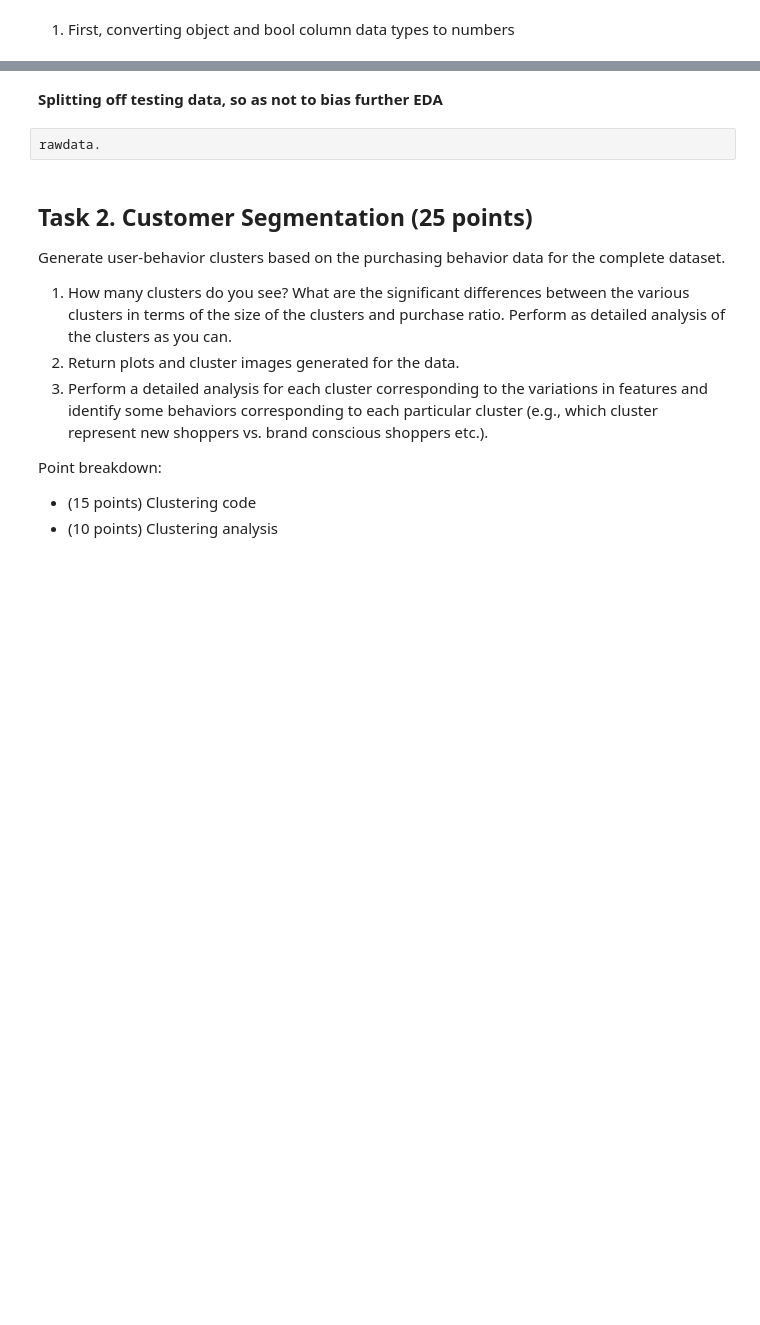
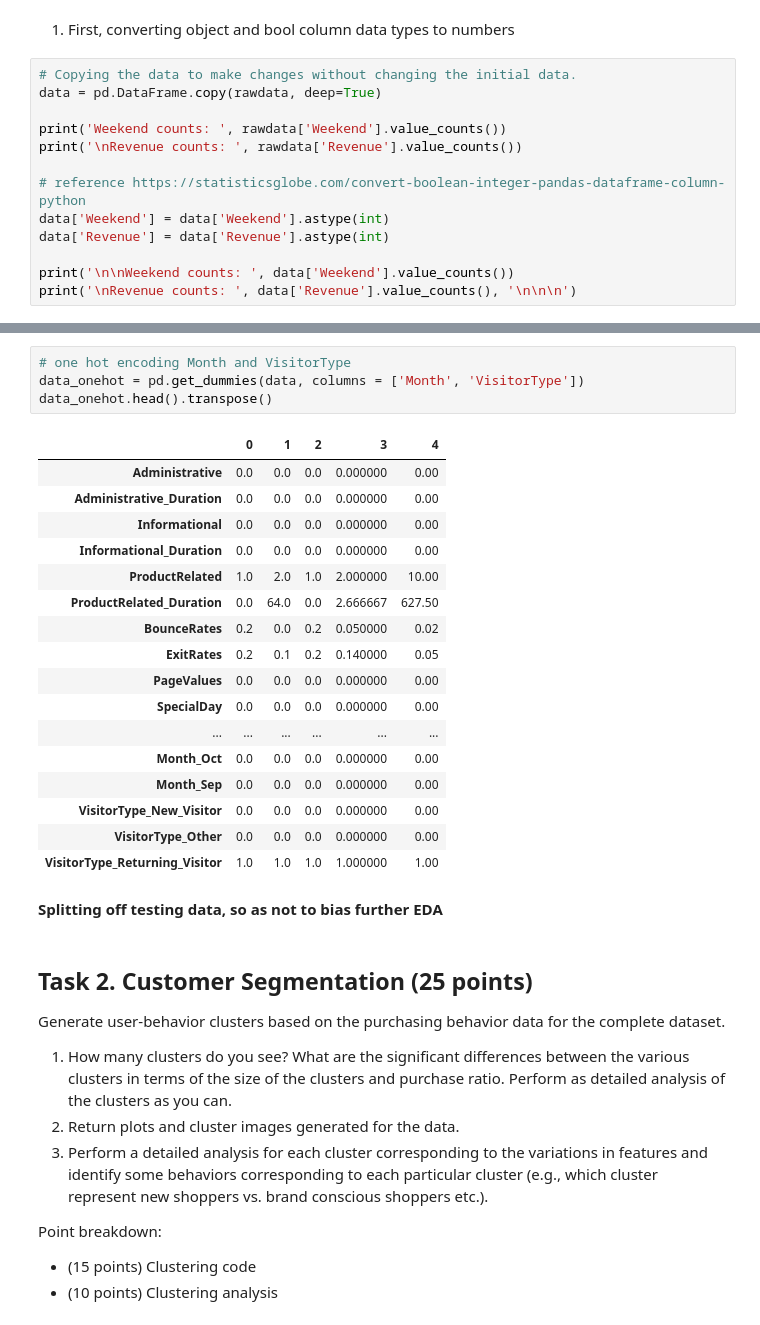
Before and after one commit to cimoody/MLE-7, a Jupyter notebook: assignments/midterm/Midterm_CIMoody.ipynb, the cells around one changed output, grey strips where cells are left out. Cells and saved outputs as stored; diff of their text form; blank space fills up the shorter version.

Commit message:
Working on preprocessing data and initial EDA.

```diff
--- a/assignments/midterm/Midterm_CIMoody.ipynb
+++ b/assignments/midterm/Midterm_CIMoody.ipynb
@@ -110,3 +110,16 @@ memory usage: 1.5+ MB
 Data contains 12330 entries as decribed in [Online Shoppers Purchasing Intention Dataset](https://archive.ics.uci.edu/ml/datasets/Online+Shoppers+Purchasing+Intention+Dataset). Data will definitily need normalized and outliers examined and possibly stripped (for example Administrative_Duration has a mean of about 80, a standard deviation of about 176, and a maximum of about 3400 so the spread seems very uneven).
 # %% [markdown]
 1. First, converting object and bool column data types to numbers
+# %%
+# Copying the data to make changes without changing the initial data.
+data = pd.DataFrame.copy(rawdata, deep=True)
+
+print('Weekend counts: ', rawdata['Weekend'].value_counts())
+print('\nRevenue counts: ', rawdata['Revenue'].value_counts())
+
+# reference https://statisticsglobe.com/convert-boolean-integer-pandas-dataframe-column-python
+data['Weekend'] = data['Weekend'].astype(int)
+data['Revenue'] = data['Revenue'].astype(int)
+
+print('\n\nWeekend counts: ', data['Weekend'].value_counts())
+print('\nRevenue counts: ', data['Revenue'].value_counts(), '\n\n\n')
@@ -113,7 +183,27 @@ Data contains 12330 entries as decribed in [Online Shoppers Purchasing Intention
+# %%
+# one hot encoding Month and VisitorType
+data_onehot = pd.get_dummies(data, columns = ['Month', 'VisitorType'])
+data_onehot.head().transpose()
+# %% [output]
+|  | 0 | 1 | 2 | 3 | 4 |
+| Administrative | 0.0 | 0.0 | 0.0 | 0.000000 | 0.00 |
+| Administrative_Duration | 0.0 | 0.0 | 0.0 | 0.000000 | 0.00 |
+| Informational | 0.0 | 0.0 | 0.0 | 0.000000 | 0.00 |
+| Informational_Duration | 0.0 | 0.0 | 0.0 | 0.000000 | 0.00 |
+| ProductRelated | 1.0 | 2.0 | 1.0 | 2.000000 | 10.00 |
+| ProductRelated_Duration | 0.0 | 64.0 | 0.0 | 2.666667 | 627.50 |
+| BounceRates | 0.2 | 0.0 | 0.2 | 0.050000 | 0.02 |
+| ExitRates | 0.2 | 0.1 | 0.2 | 0.140000 | 0.05 |
+| PageValues | 0.0 | 0.0 | 0.0 | 0.000000 | 0.00 |
+| SpecialDay | 0.0 | 0.0 | 0.0 | 0.000000 | 0.00 |
+| ... | ... | ... | ... | ... | ... |
+| Month_Oct | 0.0 | 0.0 | 0.0 | 0.000000 | 0.00 |
+| Month_Sep | 0.0 | 0.0 | 0.0 | 0.000000 | 0.00 |
+| VisitorType_New_Visitor | 0.0 | 0.0 | 0.0 | 0.000000 | 0.00 |
+| VisitorType_Other | 0.0 | 0.0 | 0.0 | 0.000000 | 0.00 |
+| VisitorType_Returning_Visitor | 1.0 | 1.0 | 1.0 | 1.000000 | 1.00 |
 # %% [markdown]
 **Splitting off testing data, so as not to bias further EDA**
-# %%
-rawdata.
 # %% [markdown]
 ##  Task 2. Customer Segmentation (25 points)
 
```
Also changed, not shown: parts of 4 cells of this notebook.
